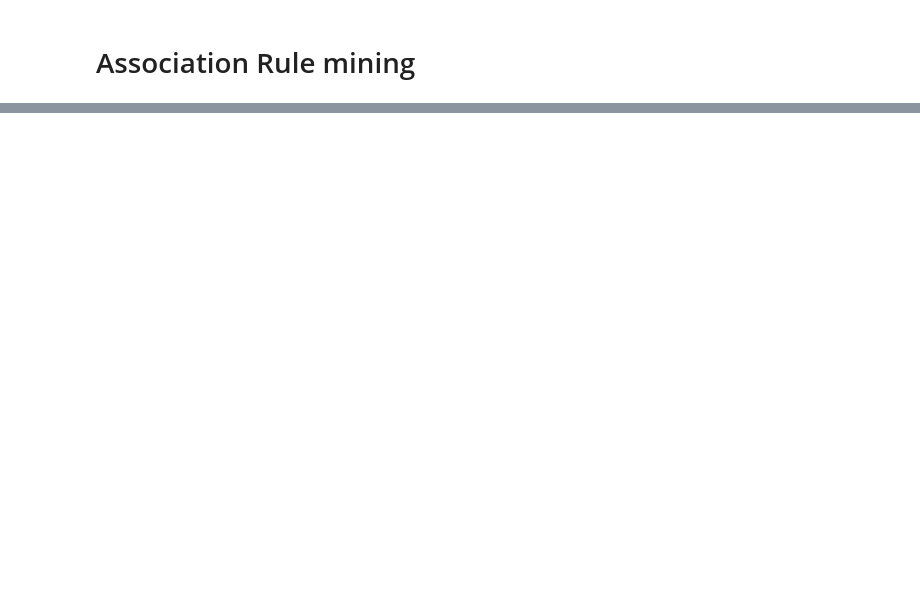
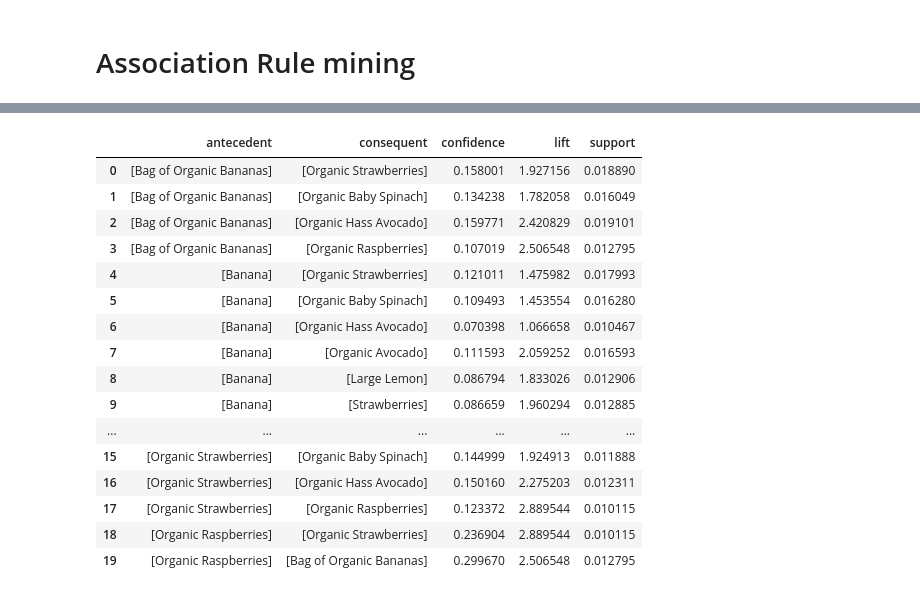
Before and after one commit to srpanchal/Instacart-Market-Basket-Analysis, a Jupyter notebook: Instacart.ipynb, the cells around one changed output, grey strips where cells are left out. Drawn from its saved outputs; the diff is of its cells as text; code cells hidden in the pictures; blank space fills up the shorter version.

```diff
--- a/Instacart.ipynb
+++ b/Instacart.ipynb
@@ -555,0 +633,3 @@ rules
+# %%
+sparkdata = spark.createDataFrame(order_products)
+sparkdata
@@ -555,0 +638,3 @@ rules
+# %%
+basketdata = sparkdata.groupBy("order_id").agg(F.collect_list("product_name"))
+basketdata
@@ -555,0 +643,4 @@ rules
+# %%
+%%time
+fpGrowth = FPGrowth(itemsCol="collect_list(product_name)", minSupport=0.01, minConfidence=0.01)
+model = fpGrowth.fit(basketdata)
@@ -555,0 +650,10 @@ rules
+# %%
+# Display frequent itemsets.
+# model.freqItemsets.show()
+items = model.freqItemsets
+# Display generated association rules.
+# model.associationRules.show()
+rules = model.associationRules
+# transform examines the input items against all the association rules and summarize the consequents as prediction
+# model.transform(basketdata).show()
+transformed = model.transform(basketdata)
@@ -555,0 +681,21 @@ rules
+# %%
+rules_pdf = rules.select("*").toPandas()
+rules_pdf.head(20)
+# %% [output]
+|  | antecedent | consequent | confidence | lift | support |
+| 0 | [Bag of Organic Bananas] | [Organic Strawberries] | 0.158001 | 1.927156 | 0.018890 |
+| 1 | [Bag of Organic Bananas] | [Organic Baby Spinach] | 0.134238 | 1.782058 | 0.016049 |
+| 2 | [Bag of Organic Bananas] | [Organic Hass Avocado] | 0.159771 | 2.420829 | 0.019101 |
+| 3 | [Bag of Organic Bananas] | [Organic Raspberries] | 0.107019 | 2.506548 | 0.012795 |
+| 4 | [Banana] | [Organic Strawberries] | 0.121011 | 1.475982 | 0.017993 |
+| 5 | [Banana] | [Organic Baby Spinach] | 0.109493 | 1.453554 | 0.016280 |
+| 6 | [Banana] | [Organic Hass Avocado] | 0.070398 | 1.066658 | 0.010467 |
+| 7 | [Banana] | [Organic Avocado] | 0.111593 | 2.059252 | 0.016593 |
+| 8 | [Banana] | [Large Lemon] | 0.086794 | 1.833026 | 0.012906 |
+| 9 | [Banana] | [Strawberries] | 0.086659 | 1.960294 | 0.012885 |
+| ... | ... | ... | ... | ... | ... |
+| 15 | [Organic Strawberries] | [Organic Baby Spinach] | 0.144999 | 1.924913 | 0.011888 |
+| 16 | [Organic Strawberries] | [Organic Hass Avocado] | 0.150160 | 2.275203 | 0.012311 |
+| 17 | [Organic Strawberries] | [Organic Raspberries] | 0.123372 | 2.889544 | 0.010115 |
+| 18 | [Organic Raspberries] | [Organic Strawberries] | 0.236904 | 2.889544 | 0.010115 |
+| 19 | [Organic Raspberries] | [Bag of Organic Bananas] | 0.299670 | 2.506548 | 0.012795 |
```
Also changed, not shown: parts of 23 cells of this notebook.
